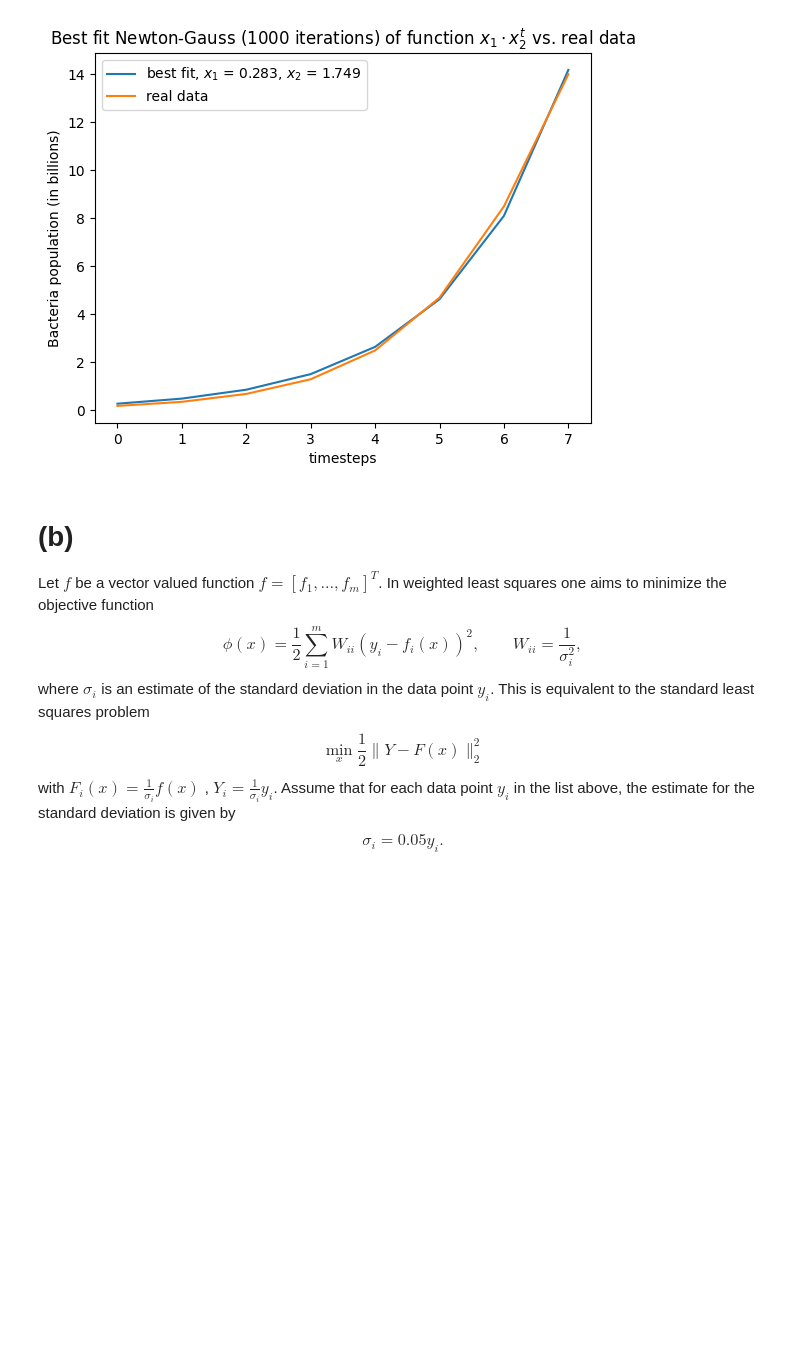
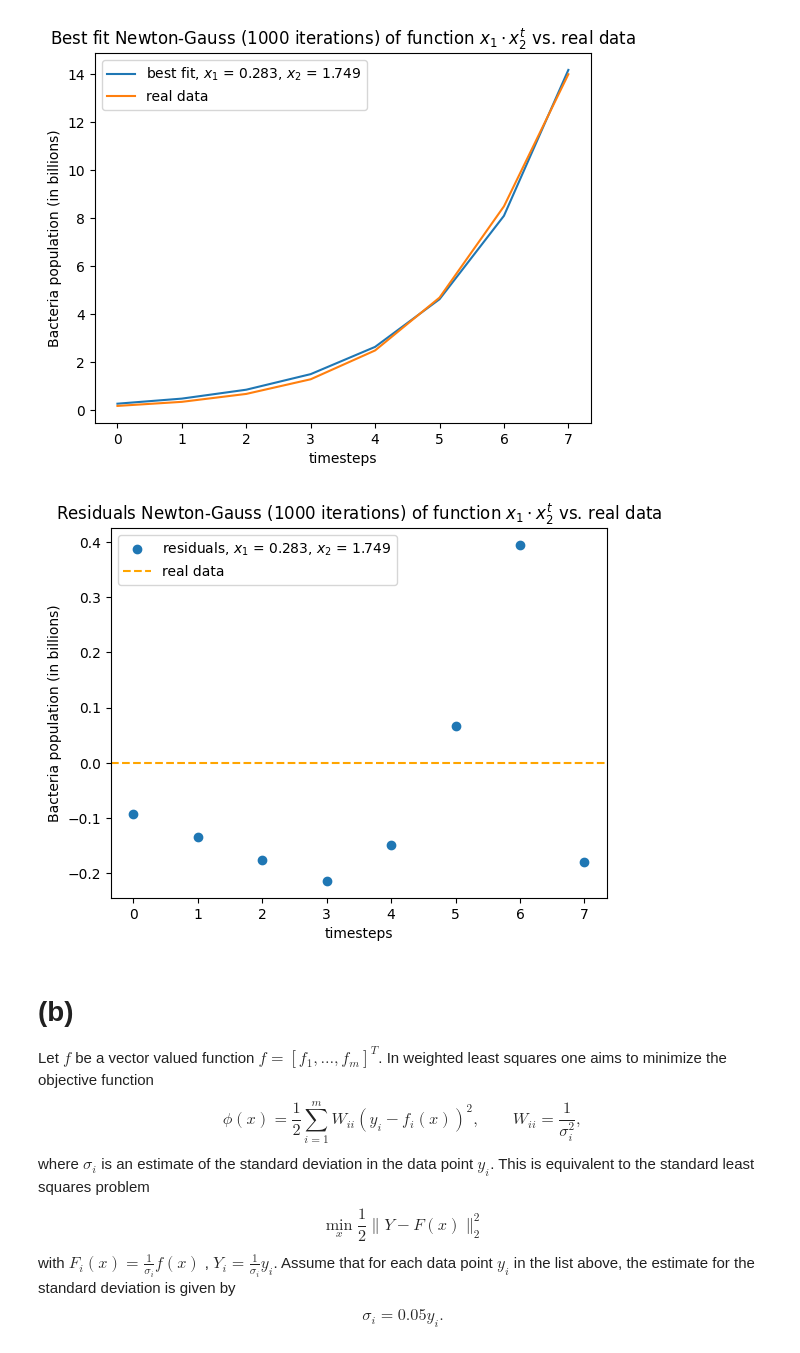
Before and after one commit to NitaiNijholt/NumericalAlgos, a Jupyter notebook: hw5_2023.ipynb, the cells around one changed output. Saved outputs shown, nothing was run; the diff lists cells and outputs as text; code cells hidden in the pictures; blank space fills up the shorter version.

```diff
--- a/hw5_2023.ipynb
+++ b/hw5_2023.ipynb
@@ -144,6 +145,17 @@ plt.xlabel('timesteps')
 plt.show()
 # %% [output]
 [figure]
+# %%
+best_fit_estimate = [func(t, coefficients) for t in range(len(data))]
+plt.title(r'Residuals Newton-Gauss (1000 iterations) of function $x_{1} \cdot x_{2}^{t}$ vs. real data')
+plt.plot(residuals, 'o', label = f'residuals, $x_{1}$ = {np.round(coefficients[0],3)}, $x_{2}$ = {np.round(coefficients[1],3)}')
+plt.axhline(0, color = 'orange',ls = '--', label = 'real data')
+plt.legend()
+plt.ylabel('Bacteria population (in billions)')
+plt.xlabel('timesteps')
+plt.show()
+# %% [output]
+[figure, added]
 # %% [markdown]
 # (b)
 Let $f$ be a vector valued function $f = [ f_1, \ldots, f_m ]^T$. In weighted least squares one aims to minimize the objective function
```
Also changed, not shown: parts of 12 cells of this notebook.
